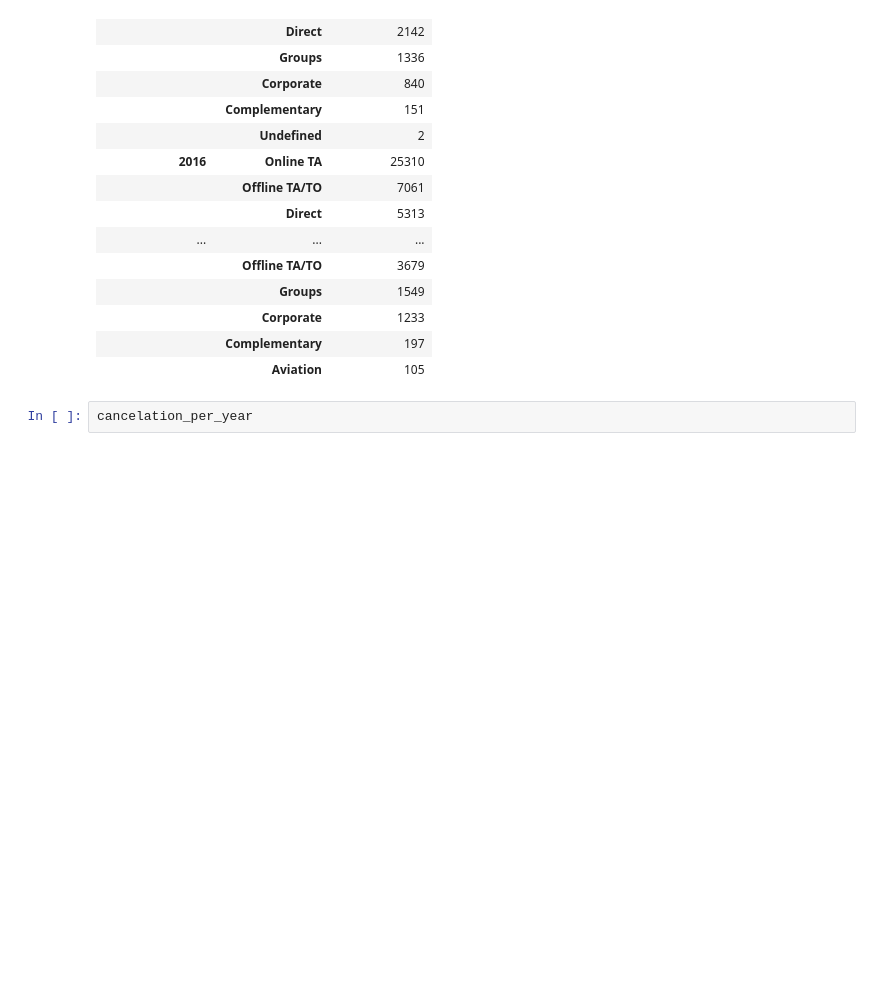
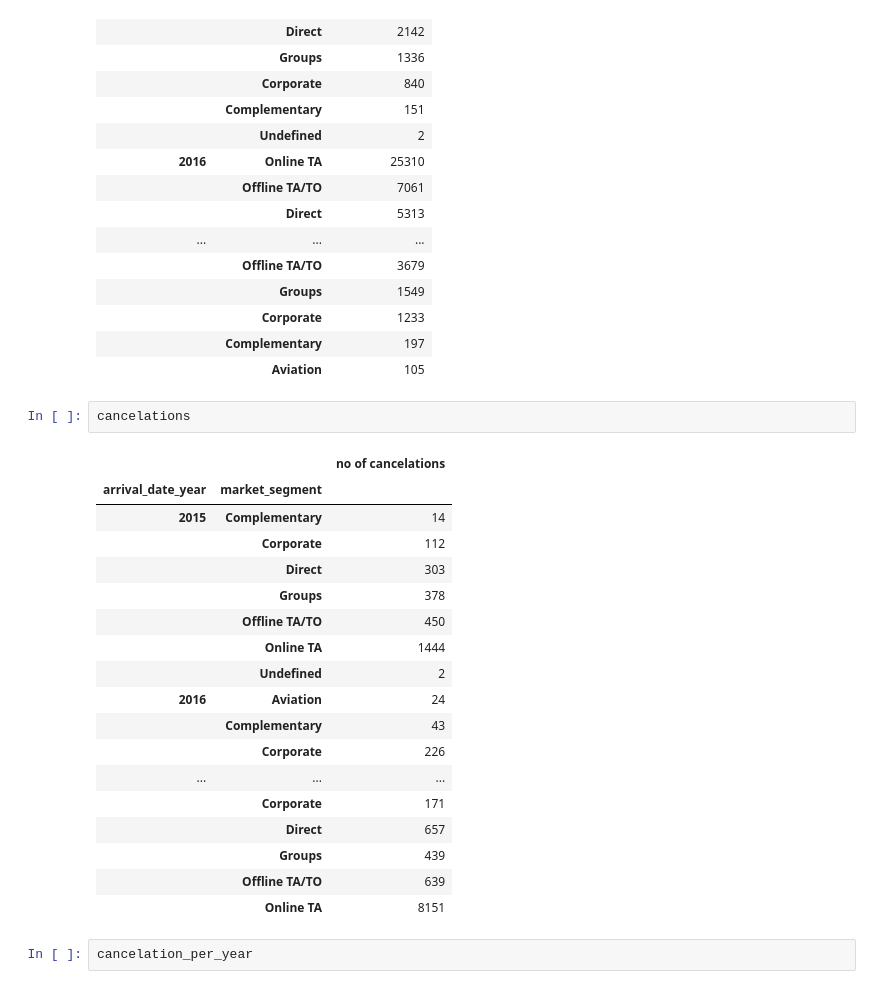
Before and after one commit to krish-kanji/hotel-booking-analysis, a Jupyter notebook: Copy_of_hotel_booking_analysis.ipynb, the cells around one changed output. Saved outputs shown, nothing was run; the diff lists cells and outputs as text; blank space fills up the shorter version.

```diff
--- a/Copy_of_hotel_booking_analysis.ipynb
+++ b/Copy_of_hotel_booking_analysis.ipynb
@@ -524,6 +524,27 @@ booking_per_year
 |  | Corporate | 1233 |
 |  | Complementary | 197 |
 |  | Aviation | 105 |
+# %%
+cancelations
+# %% [output]
+|  |  | no of cancelations |
+| arrival_date_year | market_segment |  |
+| 2015 | Complementary | 14 |
+|  | Corporate | 112 |
+|  | Direct | 303 |
+|  | Groups | 378 |
+|  | Offline TA/TO | 450 |
+|  | Online TA | 1444 |
+|  | Undefined | 2 |
+| 2016 | Aviation | 24 |
+|  | Complementary | 43 |
+|  | Corporate | 226 |
+| ... | ... | ... |
+|  | Corporate | 171 |
+|  | Direct | 657 |
+|  | Groups | 439 |
+|  | Offline TA/TO | 639 |
+|  | Online TA | 8151 |
 # %%
 cancelation_per_year
 # %% [output]
```
Also changed, not shown: parts of 10 cells of this notebook.
